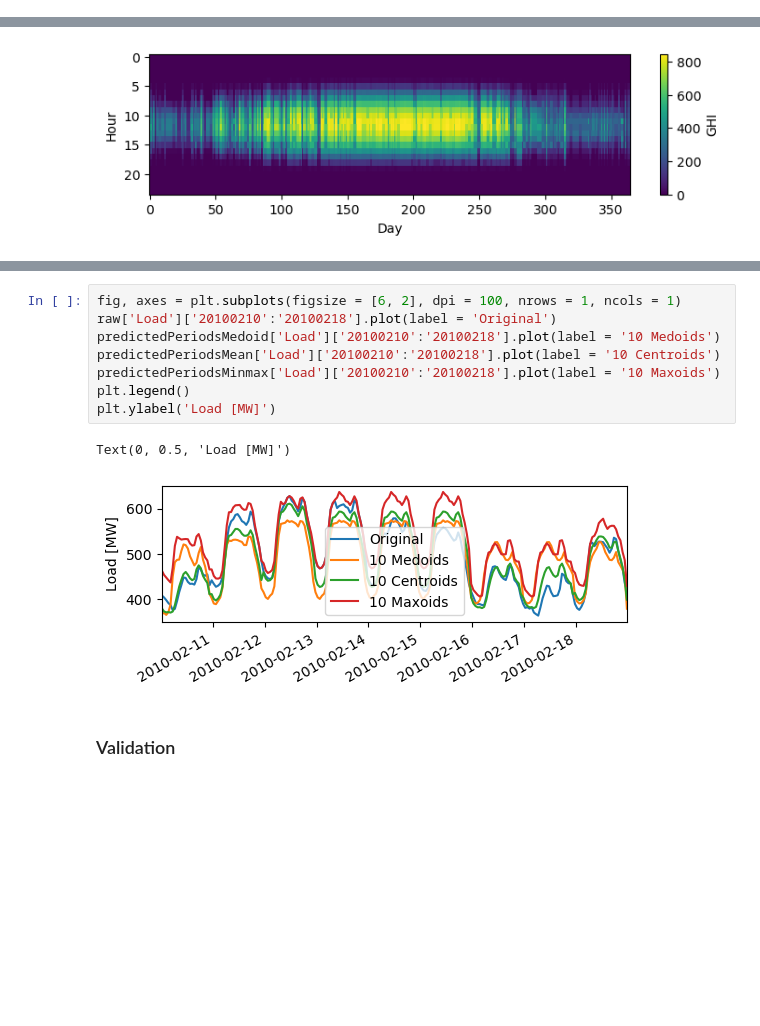
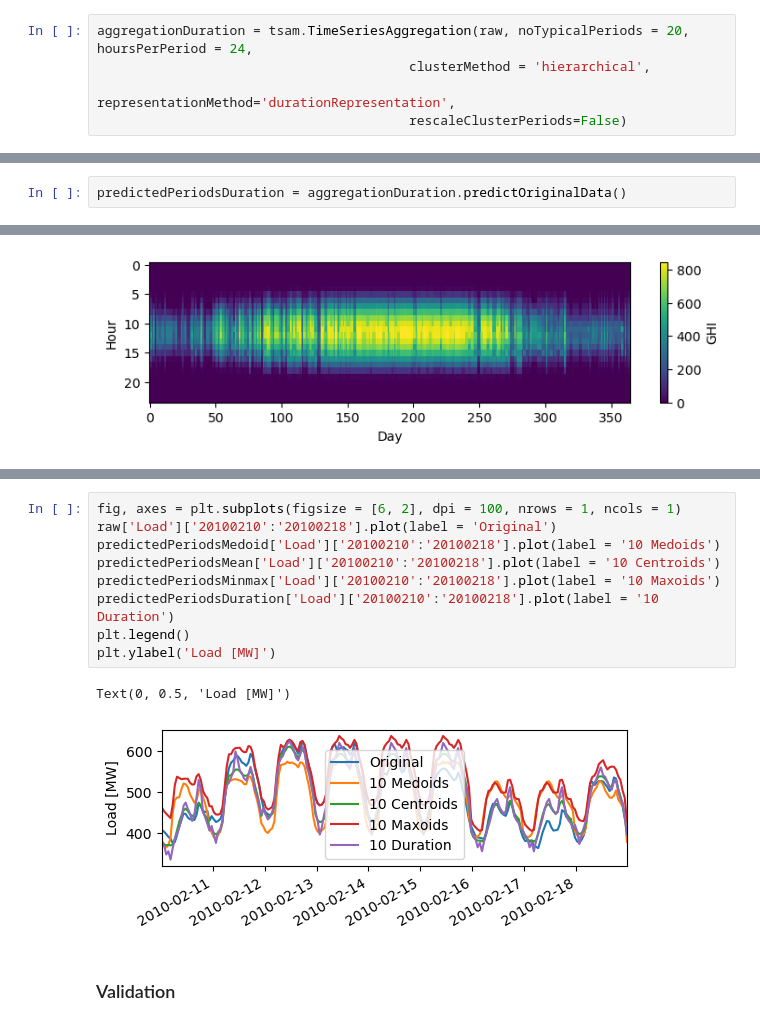
Before and after one commit to FZJ-IEK3-VSA/tsam, a Jupyter notebook: examples/aggregation_representation.ipynb, the cells around one changed output, grey strips where cells are left out. Cells and saved outputs as stored; diff of their text form; blank space fills up the shorter version.

Commit message:
durationRepresentation as working representation method added

```diff
--- a/examples/aggregation_representation.ipynb
+++ b/examples/aggregation_representation.ipynb
@@ -110,0 +113,5 @@ aggregationMinmax.accuracyIndicators()
+# %%
+aggregationDuration = tsam.TimeSeriesAggregation(raw, noTypicalPeriods = 20, hoursPerPeriod = 24,
+                                        clusterMethod = 'hierarchical',
+                                        representationMethod='durationRepresentation',
+                                        rescaleClusterPeriods=False)
@@ -110,0 +145,2 @@ aggregationMinmax.accuracyIndicators()
+# %%
+predictedPeriodsDuration = aggregationDuration.predictOriginalData()
@@ -144,14 +195,15 @@ plotTS(predictedPeriodsMinmax[param], 24, vmin = raw[param].min(), vmax = raw[pa
 # %%
 fig, axes = plt.subplots(figsize = [6, 2], dpi = 100, nrows = 1, ncols = 1)
 raw['Load']['20100210':'20100218'].plot(label = 'Original')
 predictedPeriodsMedoid['Load']['20100210':'20100218'].plot(label = '10 Medoids')
 predictedPeriodsMean['Load']['20100210':'20100218'].plot(label = '10 Centroids')
 predictedPeriodsMinmax['Load']['20100210':'20100218'].plot(label = '10 Maxoids')
+predictedPeriodsDuration['Load']['20100210':'20100218'].plot(label = '10 Duration')
 plt.legend()
 plt.ylabel('Load [MW]')
 # %% [output]
 Text(0, 0.5, 'Load [MW]')
-[figure, old version]
+[figure, new version]
 # %% [markdown]
 ### Validation
 # %% [markdown]
```
Also changed, not shown: parts of 10 cells of this notebook, 6 other files.
